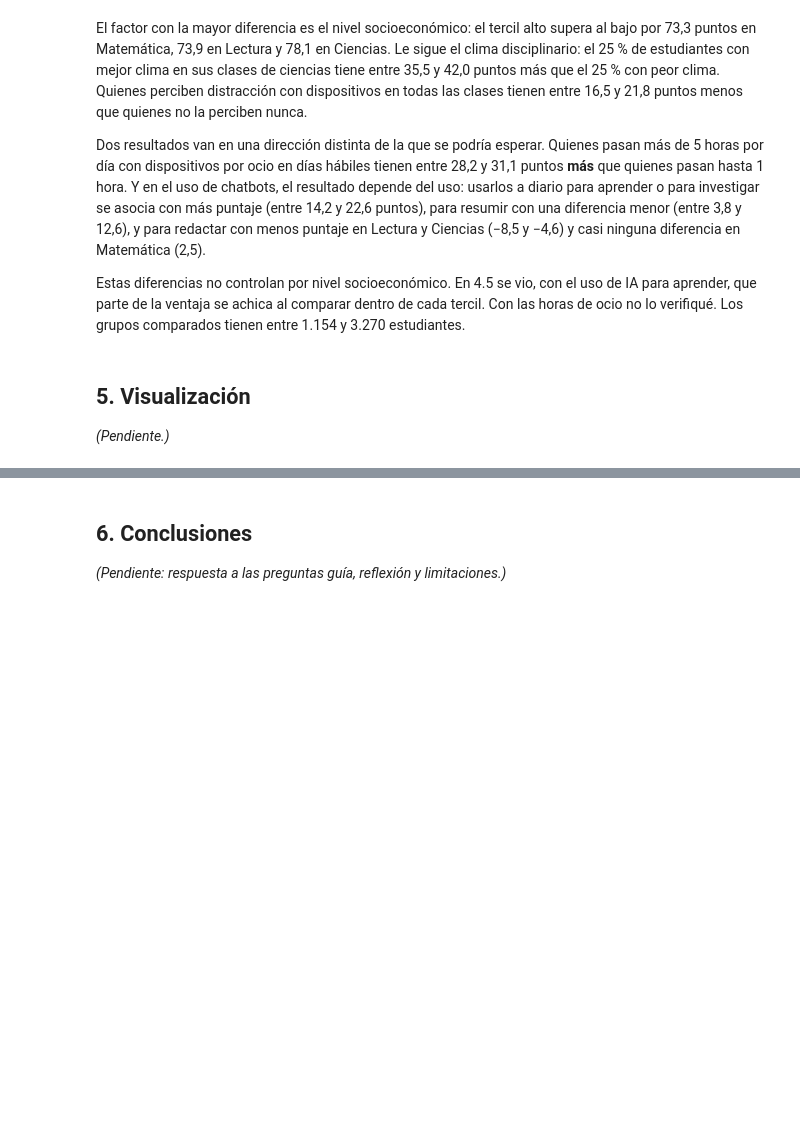
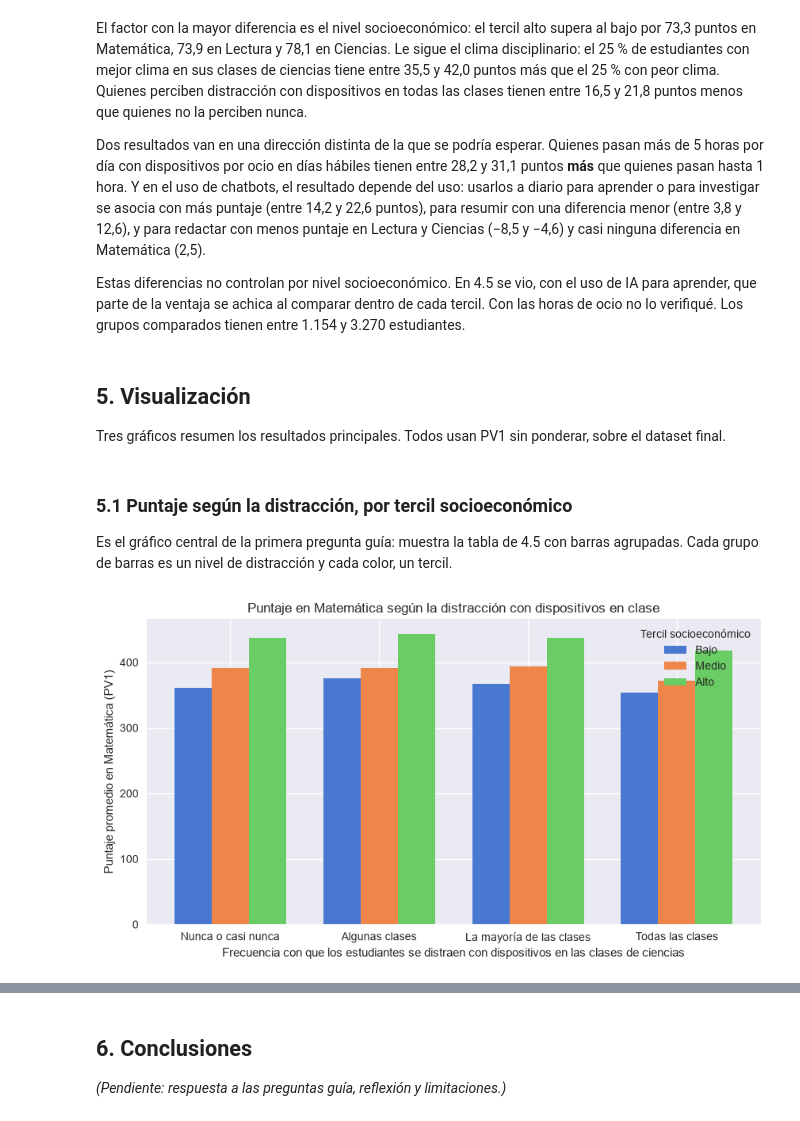
Before and after one commit to ManuelBernardez/PISA-data-analysis, a Jupyter notebook: data_challenge_pisa_argentina.ipynb, the cells around one changed output, grey strips where cells are left out. Saved outputs shown, nothing was run; the diff lists cells and outputs as text; code cells hidden in the pictures; blank space fills up the shorter version.

```diff
--- a/data_challenge_pisa_argentina.ipynb
+++ b/data_challenge_pisa_argentina.ipynb
@@ -1068,7 +1124,26 @@ El factor con la mayor diferencia es el nivel socioeconómico: el tercil alto su
 Dos resultados van en una dirección distinta de la que se podría esperar. Quienes pasan más de 5 horas por día con dispositivos por ocio en días hábiles tienen entre 28,2 y 31,1 puntos **más** que quienes pasan hasta 1 hora. Y en el uso de chatbots, el resultado depende del uso: usarlos a diario para aprender o para investigar se asocia con más puntaje (entre 14,2 y 22,6 puntos), para resumir con una diferencia menor (entre 3,8 y 12,6), y para redactar con menos puntaje en Lectura y Ciencias (−8,5 y −4,6) y casi ninguna diferencia en Matemática (2,5).
 
 Estas diferencias no controlan por nivel socioeconómico. En 4.5 se vio, con el uso de IA para aprender, que parte de la ventaja se achica al comparar dentro de cada tercil. Con las horas de ocio no lo verifiqué. Los grupos comparados tienen entre 1.154 y 3.270 estudiantes.
-# %% [markdown]
-## 5. Visualización
-
-*(Pendiente.)*
+# %% [markdown]
+## 5. Visualización
+
+Tres gráficos resumen los resultados principales. Todos usan PV1 sin ponderar, sobre el dataset final.
+# %% [markdown]
+### 5.1 Puntaje según la distracción, por tercil socioeconómico
+Es el gráfico central de la primera pregunta guía: muestra la tabla de 4.5 con barras agrupadas. Cada grupo de barras es un nivel de distracción y cada color, un tercil.
+# %%
+posiciones = np.arange(len(orden_distraccion))
+ancho = 0.25
+
+plt.figure(figsize=(10, 5))
+# Cada tercil se corre un ancho de barra a la derecha del anterior
+for i, tercil in enumerate(orden_tercil):
+    plt.bar(posiciones + i * ancho, promedios_pv1.loc[tercil], width=ancho, label=tercil)
+plt.xticks(posiciones + ancho, orden_distraccion)
+plt.title('Puntaje en Matemática según la distracción con dispositivos en clase')
+plt.xlabel('Frecuencia con que los estudiantes se distraen con dispositivos en las clases de ciencias')
+plt.ylabel('Puntaje promedio en Matemática (PV1)')
+plt.legend(title='Tercil socioeconómico')
+plt.show()
+# %% [output]
+[figure, added]
```
Also changed, not shown: parts of 14 cells of this notebook.
